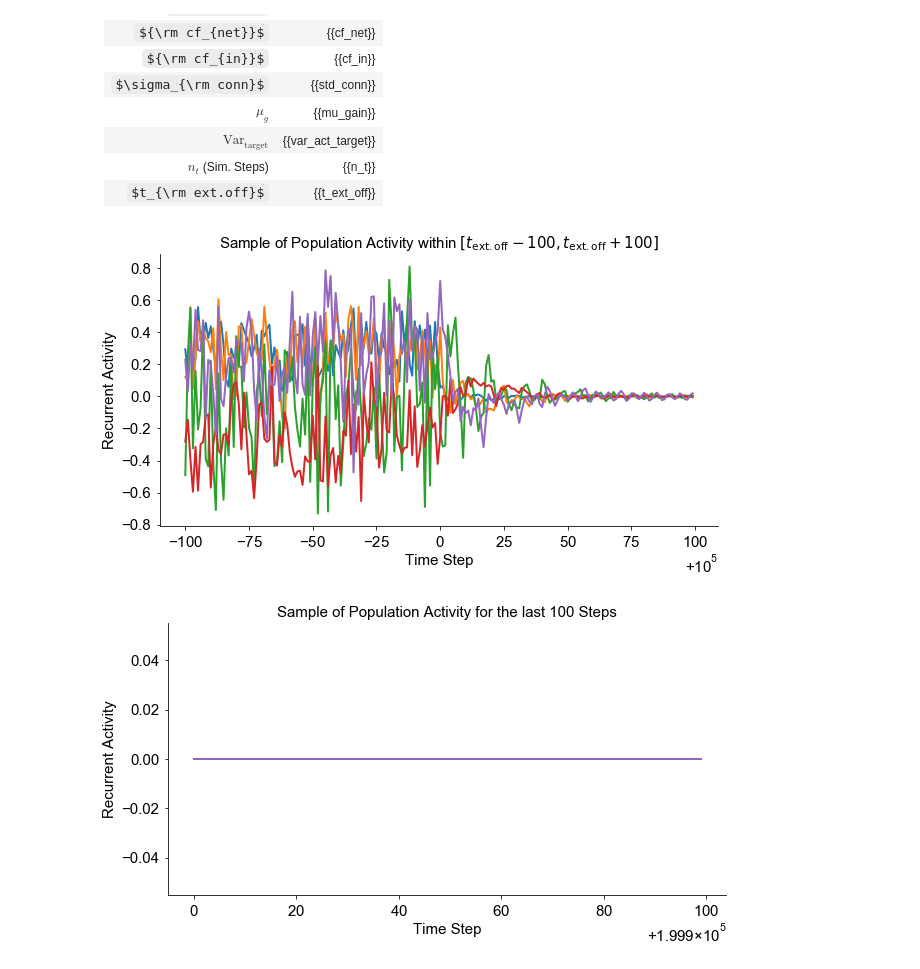
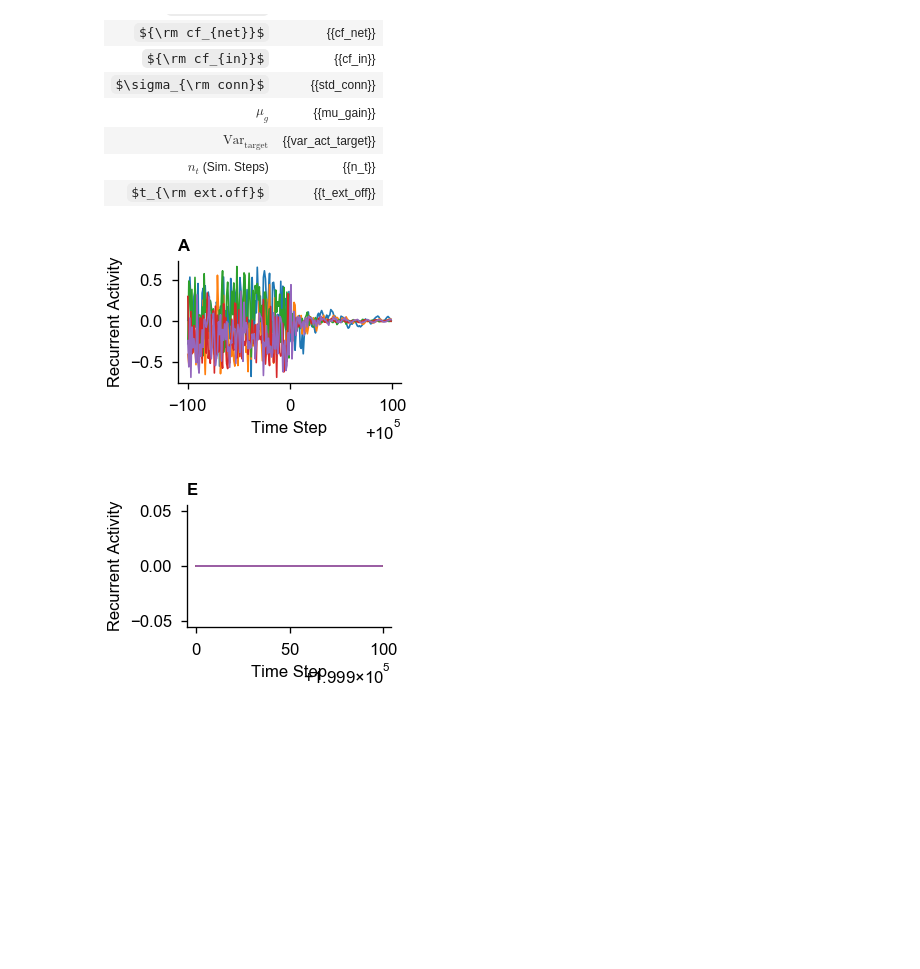
Before and after one commit to FabianSchubert/DrivenRandNetworkCriticality, a Jupyter notebook: code/random_reservoir.ipynb, the cells around one changed output. Saved outputs shown, nothing was run; the diff lists cells and outputs as text; code cells hidden in the pictures; some formulas as TeX source; blank space fills up the shorter version.

Commit message:
added some plotting routines

```diff
--- a/code/random_reservoir.ipynb
+++ b/code/random_reservoir.ipynb
@@ -111,39 +111,54 @@ for t in tqdm(range(n_t)):
 
 t_ax = np.array(range(n_t-100,n_t))
 
-std_figsize = (10,5)
+textwidth = 5.5532
+std_figsize = (textwidth/2.,2.)
+dpi_screen = 120
 # %%
-fig_act_trans, ax_act_trans = plt.subplots(figsize=std_figsize)
+fig_act_trans, ax_act_trans = plt.subplots(figsize=std_figsize,dpi=dpi_screen)
 
 t_pm = 100
 
 t_ax_trans = np.array(range(t_ext_off - t_pm, t_ext_off + t_pm))
 
-ax_act_trans.set_title("Sample of Population Activity within $\\left[ t_{\\rm ext.off} - " +
-                       str(t_pm) + ", t_{\\rm ext.off} + " +
-                       str(t_pm) + " \\right]$")
+
 
 ax_act_trans.plot(t_ax_trans,x_net_rec[t_ext_off - t_pm:t_ext_off + t_pm,:5])
 ax_act_trans.set_xlabel("Time Step")
 ax_act_trans.ticklabel_format(axis='x', style='sci', useOffset=t_ext_off, useMathText=True)
 ax_act_trans.set_ylabel("Recurrent Activity")
 
+ax_act_trans.set_title("A",{'fontweight' : 'bold'}, loc="left")
+
+fig_act_trans.tight_layout()
 fig_act_trans.savefig("../plots/act_trans.png", dpi=300)
+
+'''
+ax_act_trans.set_title("Sample of Population Activity within $\\left[ t_{\\rm ext.off} - " +
+                       str(t_pm) + ", t_{\\rm ext.off} + " +
+                       str(t_pm) + " \\right]$")
+'''
+
+
 plt.show()
 # %% [output]
-[figure, old version]
+[figure, new version]
 # %%
-fig_act, ax_act = plt.subplots(figsize=std_figsize)
-
-ax_act.set_title("Sample of Population Activity for the last 100 Steps")
+fig_act, ax_act = plt.subplots(figsize=std_figsize,dpi=dpi_screen)
 
 ax_act.plot(t_ax,x_net_rec[-100:,:5])
 ax_act.set_xlabel("Time Step")
 ax_act.ticklabel_format(axis='x', style='sci', useOffset=n_t-100, useMathText=True)
 ax_act.set_ylabel("Recurrent Activity")
 
+ax_act.set_title("E",{'fontweight' : 'bold'}, loc="left")
+
+fig_act.tight_layout()
 fig_act.savefig("../plots/act.png", dpi=300)
+'''
+ax_act.set_title("Sample of Population Activity for the last 100 Steps")
+'''
 plt.show()
 # %% [output]
-[figure, old version]
+[figure, new version]
 # %%
```
Also changed, not shown: parts of 8 cells of this notebook, 10 other files.
